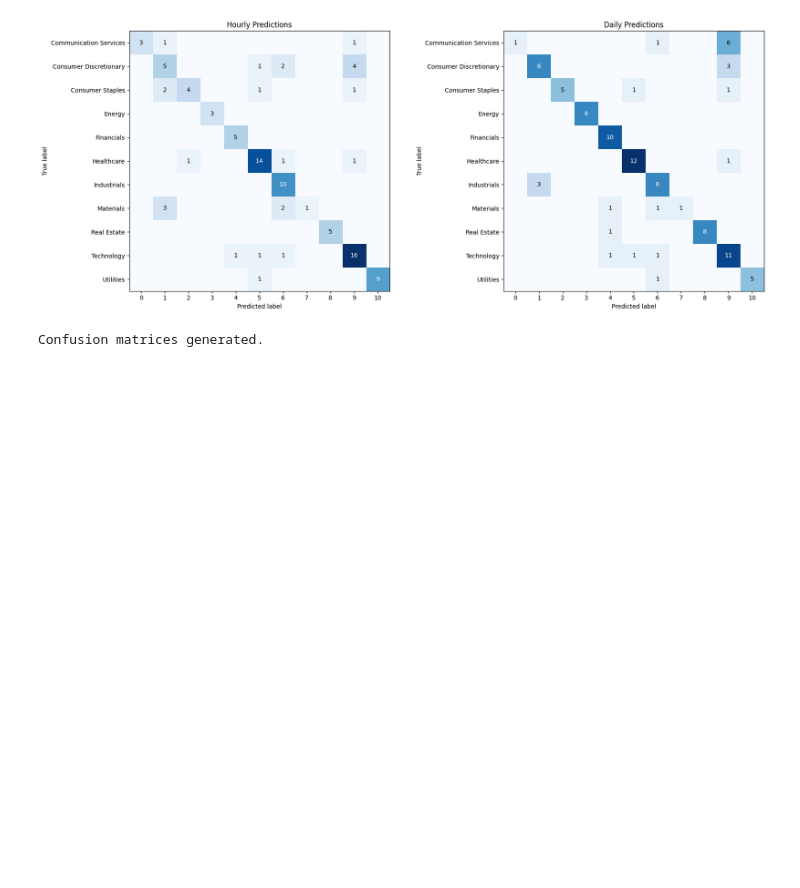
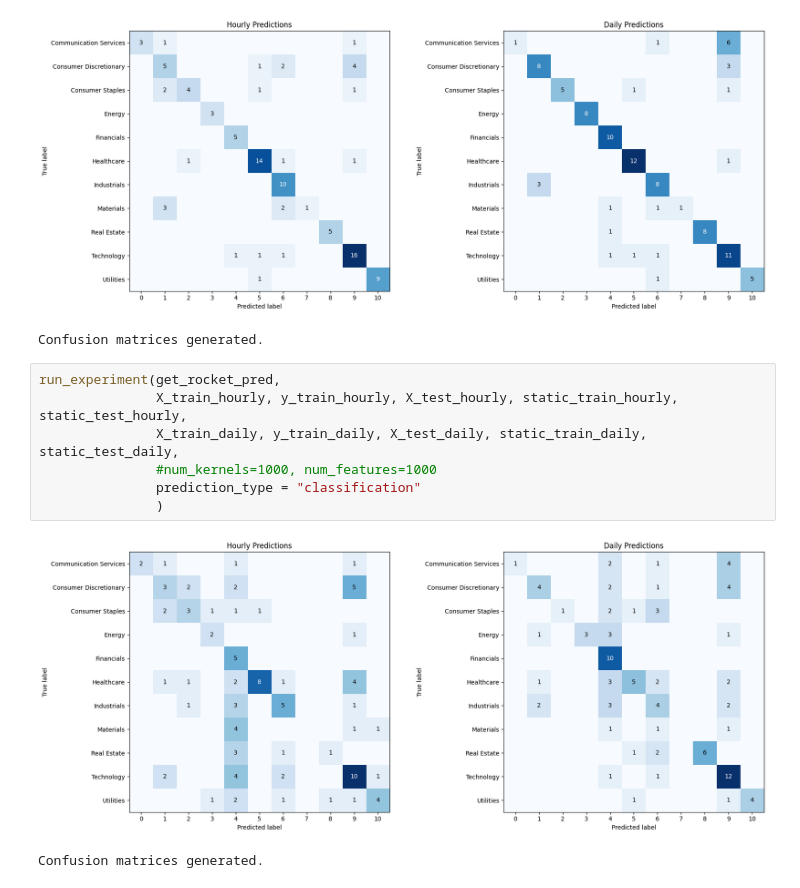
Before and after one commit to rustadadam/PF-GAP, a Jupyter notebook: experiments/visuals/confusion_matrix.ipynb, the cells around one changed output. Saved outputs shown, nothing was run; the diff lists cells and outputs as text; blank space fills up the shorter version.

```diff
--- a/experiments/visuals/confusion_matrix.ipynb
+++ b/experiments/visuals/confusion_matrix.ipynb
@@ -134,3 +147,13 @@ run_experiment(get_rfgap_pred,
 # %% [output]
 [figure]
 Confusion matrices generated.
+# %%
+run_experiment(get_rocket_pred,
+               X_train_hourly, y_train_hourly, X_test_hourly, static_train_hourly, static_test_hourly,
+               X_train_daily, y_train_daily, X_test_daily, static_train_daily, static_test_daily,
+               #num_kernels=1000, num_features=1000
+               prediction_type = "classification"
+               )
+# %% [output]
+[figure, added]
+Confusion matrices generated.
```
Also changed, not shown: parts of 10 cells of this notebook, 1 other file.
